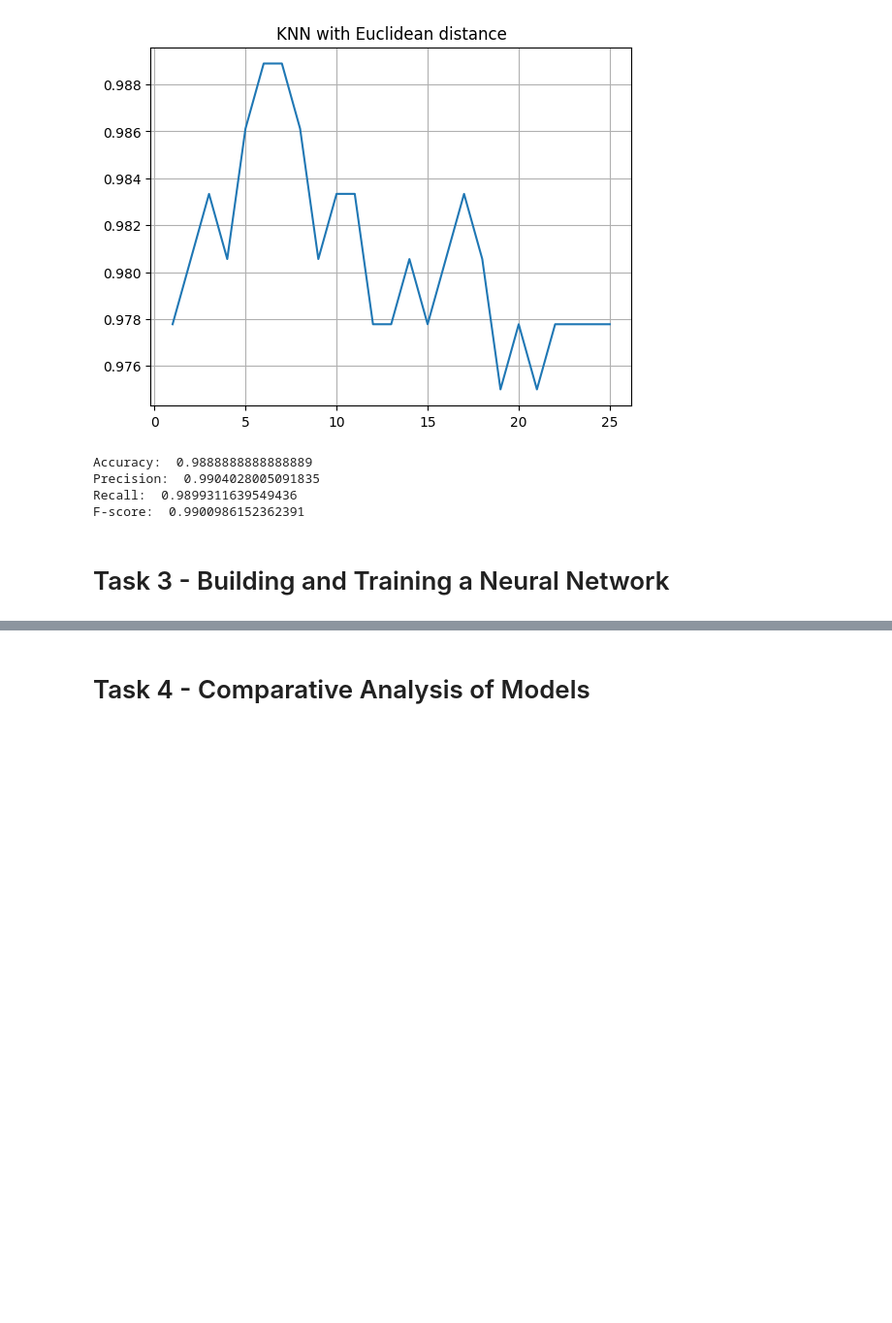
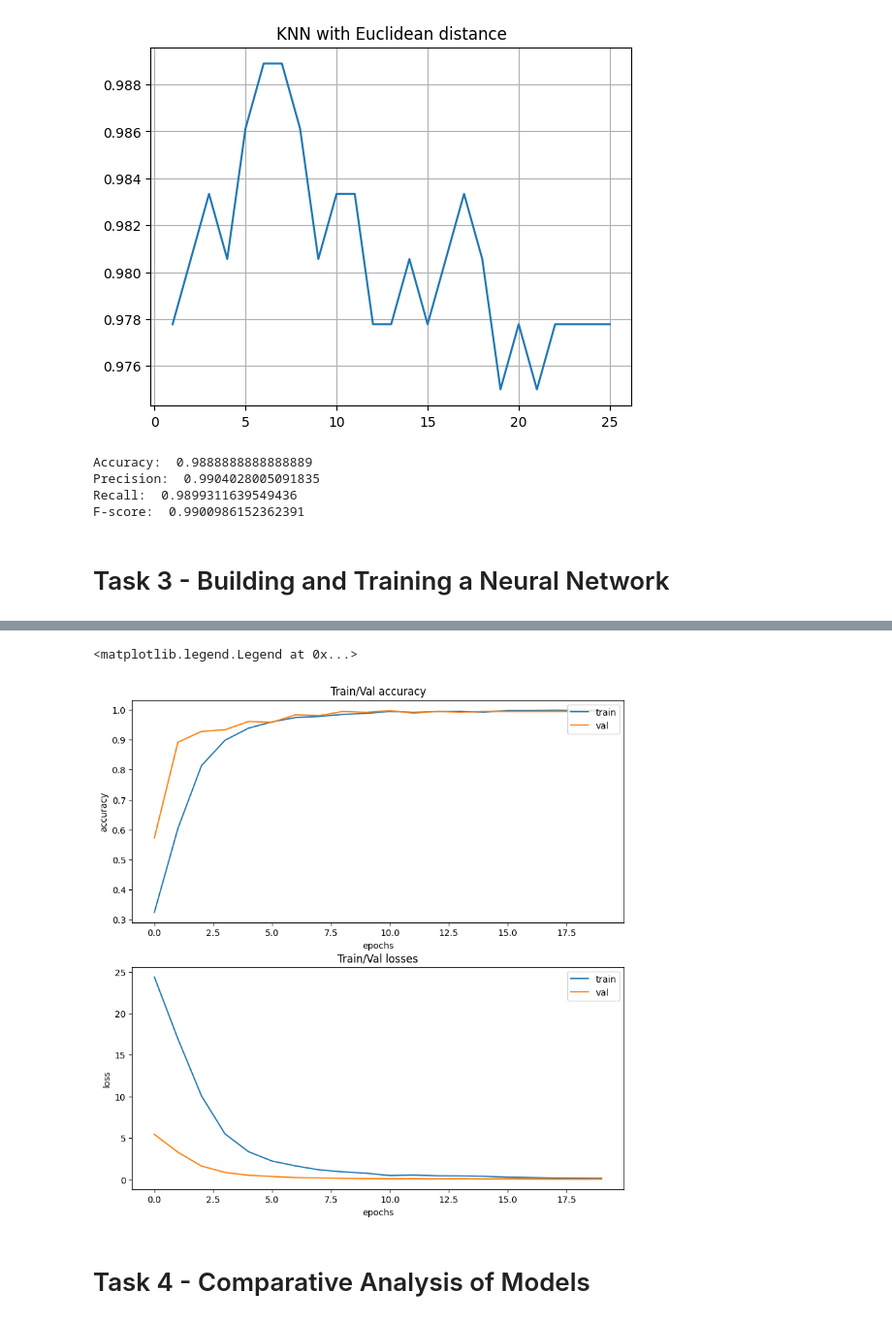
Before and after one commit to RomanGorelsky/CV_HW2, a Jupyter notebook: HW2.ipynb, the cells around one changed output, grey strips where cells are left out. Shown at 97% size. Saved outputs shown, nothing was run; the diff lists cells and outputs as text; code cells hidden in the pictures; blank space fills up the shorter version.

```diff
--- a/HW2.ipynb
+++ b/HW2.ipynb
@@ -113,0 +157,25 @@ F-score:  0.9900986152362391
+# %%
+class PredictMNIST(nn.Module):
+  def __init__(self):
+    super(PredictMNIST, self).__init__()
+    self.c1 = nn.Conv2d(1, 32, 3, 1, 1)
+    self.bn1 = nn.BatchNorm2d(32)
+    self.c2 = nn.Conv2d(32, 64, 3, 1, 1)
+    self.bn2 = nn.BatchNorm2d(64)
+    self.dropout = nn.Dropout(0.4)
+    self.l1 = nn.Linear(256, 128)
+    self.l2 = nn.Linear(128, 10)
+    self.pool = nn.MaxPool2d(kernel_size=2, stride=2)
+
+  def forward(self, inp):
+    inp = self.pool(torch.relu(self.bn1(self.c1(inp))))
+    inp = self.pool(torch.relu(self.bn2(self.c2(inp))))
+    inp = torch.flatten(inp, 1)
+    inp = torch.relu(self.l1(inp))
+    inp = self.dropout(inp)
+    inp = torch.relu(self.l2(inp))
+    return inp
+# %%
+model = PredictMNIST()
+loss = nn.CrossEntropyLoss()
+optimizer = torch.optim.Adam(model.parameters(), lr=0.001)
@@ -114,2 +263,21 @@ F-score:  0.9900986152362391
+# %%
+import matplotlib.pyplot as plt
+fig, ax = plt.subplots(2, figsize=(10,10))
+ax[0].plot(range(epochs), train_accuracy, label="train")
+ax[0].plot(range(epochs), val_accuracy, label="val")
+ax[0].title.set_text("Train/Val accuracy")
+ax[0].set_xlabel("epochs")
+ax[0].set_ylabel("accuracy")
+ax[0].legend(loc="upper right")
+
+ax[1].plot(range(epochs), train_losses, label="train")
+ax[1].plot(range(epochs), val_losses, label="val")
+ax[1].title.set_text("Train/Val losses")
+ax[1].set_xlabel("epochs")
+ax[1].set_ylabel("loss")
+ax[1].legend()
+# %% [output]
+<matplotlib.legend.Legend at 0x...>
+[figure, added]
 # %% [markdown]
 # Task 4 - Comparative Analysis of Models
```
Also changed, not shown: parts of 4 cells of this notebook.
